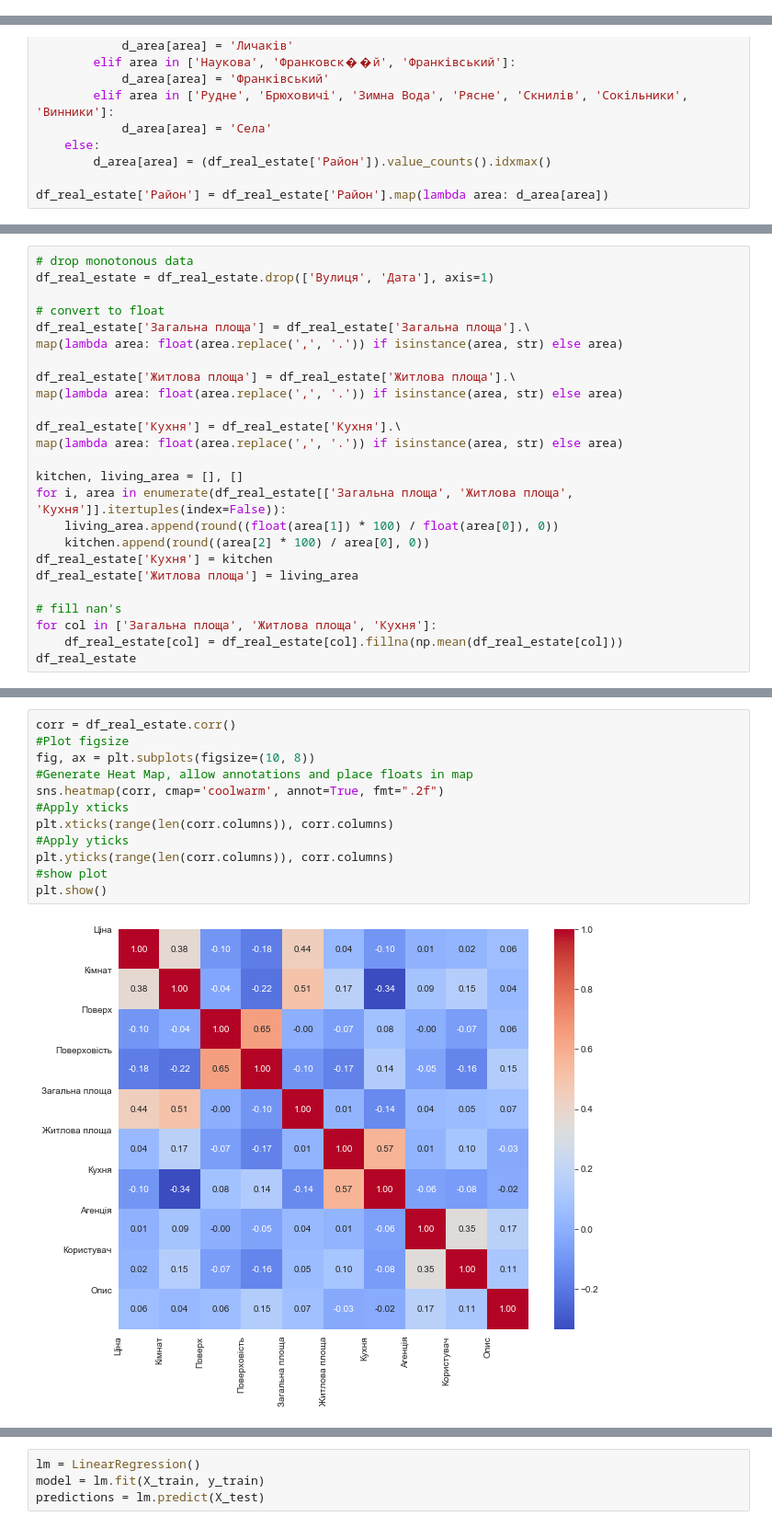
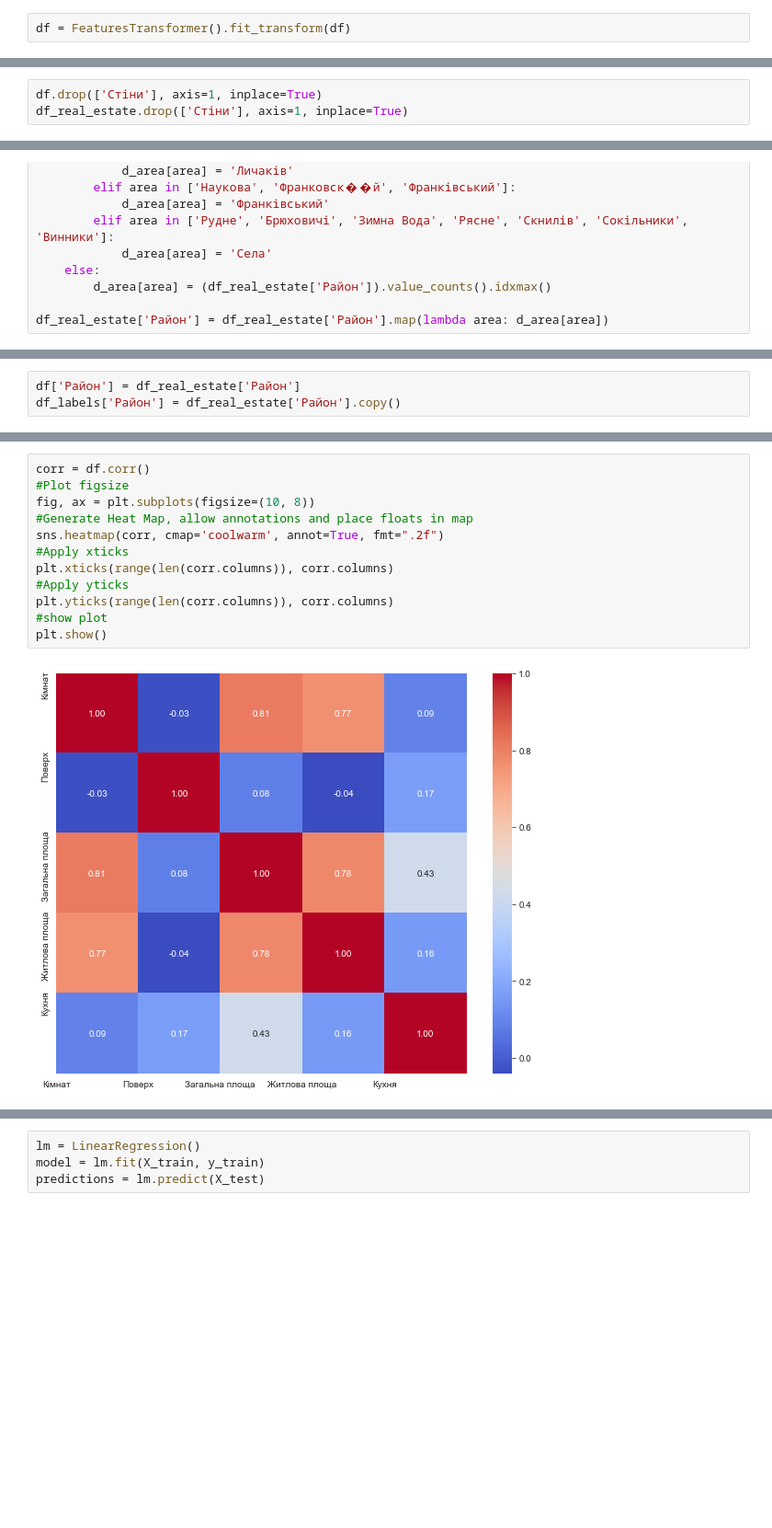
Before and after one commit to SOFIAshyn/ai_hw2, a Jupyter notebook: Linear Model Real Estate.ipynb, the cells around one changed output, grey strips where cells are left out. Shown at 92% size. Saved outputs shown, nothing was run; the diff lists cells and outputs as text; blank space fills up the shorter version.

Commit message:
Lin Model with data cleaning.

```diff
--- a/Linear Model Real Estate.ipynb
+++ b/Linear Model Real Estate.ipynb
@@ -111,0 +289,2 @@ df_real_estate['Користувач'] = df_real_estate['Користувач'].
+# %%
+df = FeaturesTransformer().fit_transform(df)
@@ -131,0 +342,3 @@ df_real_estate['Стіни'] = df_real_estate['Стіни'].map(lambda wall: d_w
+# %%
+df.drop(['Стіни'], axis=1, inplace=True)
+df_real_estate.drop(['Стіни'], axis=1, inplace=True)
@@ -178,25 +379,0 @@ d_area
-# %%
-# drop monotonous data
-df_real_estate = df_real_estate.drop(['Вулиця', 'Дата'], axis=1)
-
-# convert to float
-df_real_estate['Загальна площа'] = df_real_estate['Загальна площа'].\
-map(lambda area: float(area.replace(',', '.')) if isinstance(area, str) else area)
-
-df_real_estate['Житлова площа'] = df_real_estate['Житлова площа'].\
-map(lambda area: float(area.replace(',', '.')) if isinstance(area, str) else area)
-
-df_real_estate['Кухня'] = df_real_estate['Кухня'].\
-map(lambda area: float(area.replace(',', '.')) if isinstance(area, str) else area)
-
-kitchen, living_area = [], []
-for i, area in enumerate(df_real_estate[['Загальна площа', 'Житлова площа', 'Кухня']].itertuples(index=False)):
-    living_area.append(round((float(area[1]) * 100) / float(area[0]), 0))
-    kitchen.append(round((area[2] * 100) / area[0], 0))
-df_real_estate['Кухня'] = kitchen
-df_real_estate['Житлова площа'] = living_area
-
-# fill nan's
-for col in ['Загальна площа', 'Житлова площа', 'Кухня']:
-    df_real_estate[col] = df_real_estate[col].fillna(np.mean(df_real_estate[col]))
-df_real_estate
@@ -216,0 +396,3 @@ df_real_estate
+# %%
+df['Район'] = df_real_estate['Район']
+df_labels['Район'] = df_real_estate['Район'].copy()
@@ -217,14 +405,14 @@ df_real_estate
 # %%
-corr = df_real_estate.corr()
+corr = df.corr()
 #Plot figsize
 fig, ax = plt.subplots(figsize=(10, 8))
 #Generate Heat Map, allow annotations and place floats in map
 sns.heatmap(corr, cmap='coolwarm', annot=True, fmt=".2f")
 #Apply xticks
 plt.xticks(range(len(corr.columns)), corr.columns)
 #Apply yticks
 plt.yticks(range(len(corr.columns)), corr.columns)
 #show plot
 plt.show()
 # %% [output]
-[figure, old version]
+[figure, new version]
```
Also changed, not shown: parts of 70 cells of this notebook.
